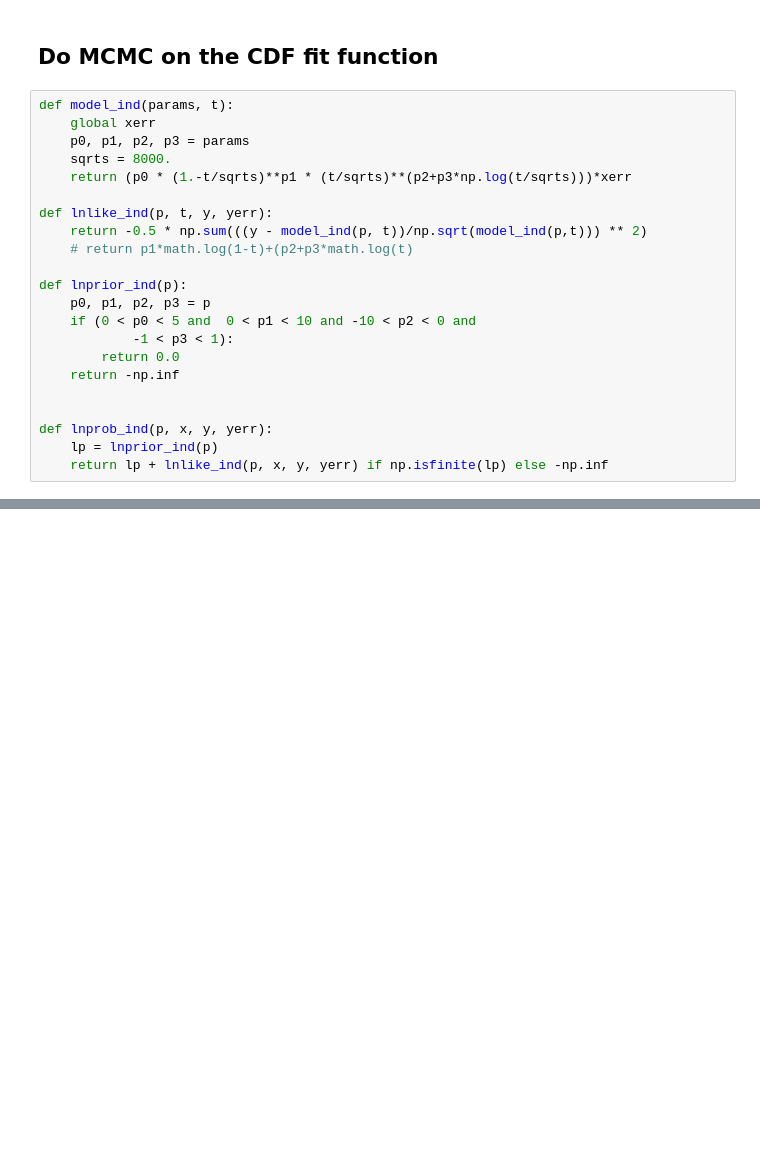
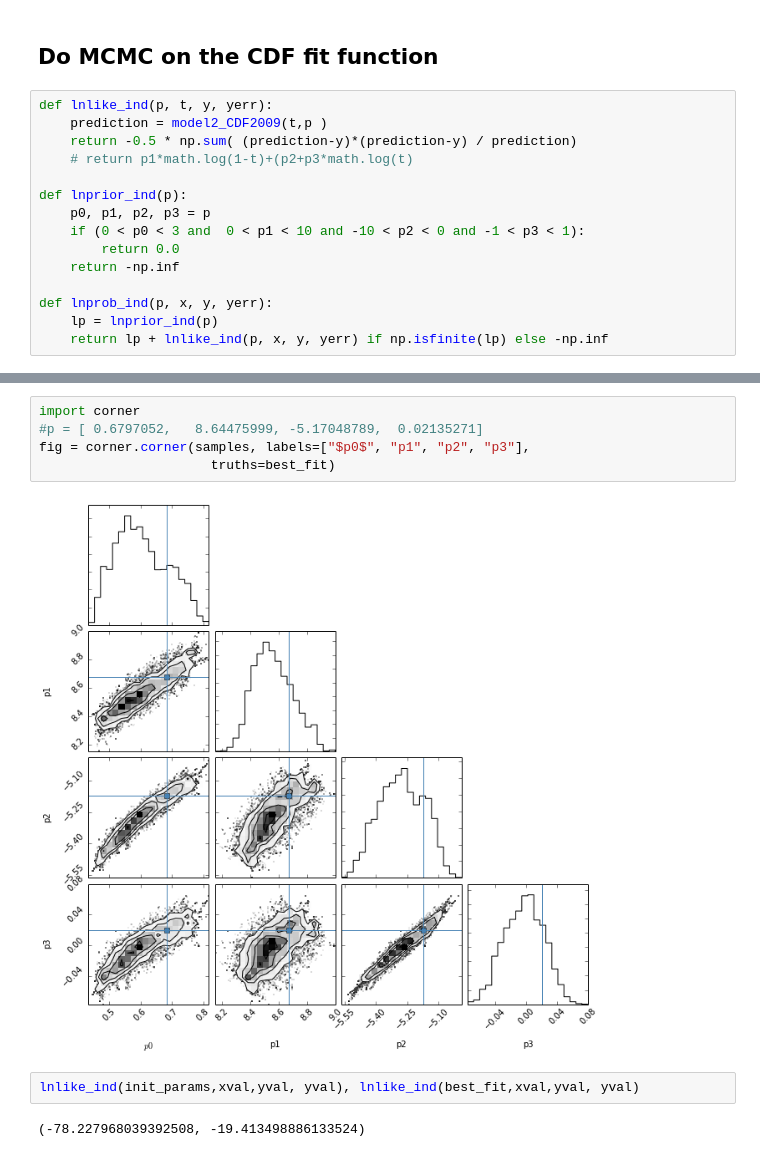
Before and after one commit to cranmer/play, a Jupyter notebook: misc/DiJet_GP_test.ipynb, the cells around one changed output, grey strips where cells are left out. Drawn from its saved outputs; the diff is of its cells as text; blank space fills up the shorter version.

```diff
--- a/misc/DiJet_GP_test.ipynb
+++ b/misc/DiJet_GP_test.ipynb
@@ -88,23 +75,16 @@ plt.ylim(-1E2,1E2)
 # %% [markdown]
 ## Do MCMC on the CDF fit function
 # %%
-def model_ind(params, t):
-    global xerr
-    p0, p1, p2, p3 = params
-    sqrts = 8000.
-    return (p0 * (1.-t/sqrts)**p1 * (t/sqrts)**(p2+p3*np.log(t/sqrts)))*xerr
-
 def lnlike_ind(p, t, y, yerr):
-    return -0.5 * np.sum(((y - model_ind(p, t))/np.sqrt(model_ind(p,t))) ** 2)
+    prediction = model2_CDF2009(t,p )
+    return -0.5 * np.sum( (prediction-y)*(prediction-y) / prediction)
     # return p1*math.log(1-t)+(p2+p3*math.log(t)
 
 def lnprior_ind(p):
     p0, p1, p2, p3 = p
-    if (0 < p0 < 5 and  0 < p1 < 10 and -10 < p2 < 0 and
-            -1 < p3 < 1):
+    if (0 < p0 < 3 and  0 < p1 < 10 and -10 < p2 < 0 and -1 < p3 < 1):
         return 0.0
     return -np.inf
-
 
 def lnprob_ind(p, x, y, yerr):
     lp = lnprior_ind(p)
@@ -167,0 +143,11 @@ Making plots
+# %%
+import corner
+#p = [ 0.6797052,   8.64475999, -5.17048789,  0.02135271]
+fig = corner.corner(samples, labels=["$p0$", "p1", "p2", "p3"],
+                      truths=best_fit)
+# %% [output]
+[figure, added]
+# %%
+lnlike_ind(init_params,xval,yval, yval), lnlike_ind(best_fit,xval,yval, yval)
+# %% [output]
+(-78.227968039392508, -19.413498886133524)
```
Also changed, not shown: parts of 22 cells of this notebook.
